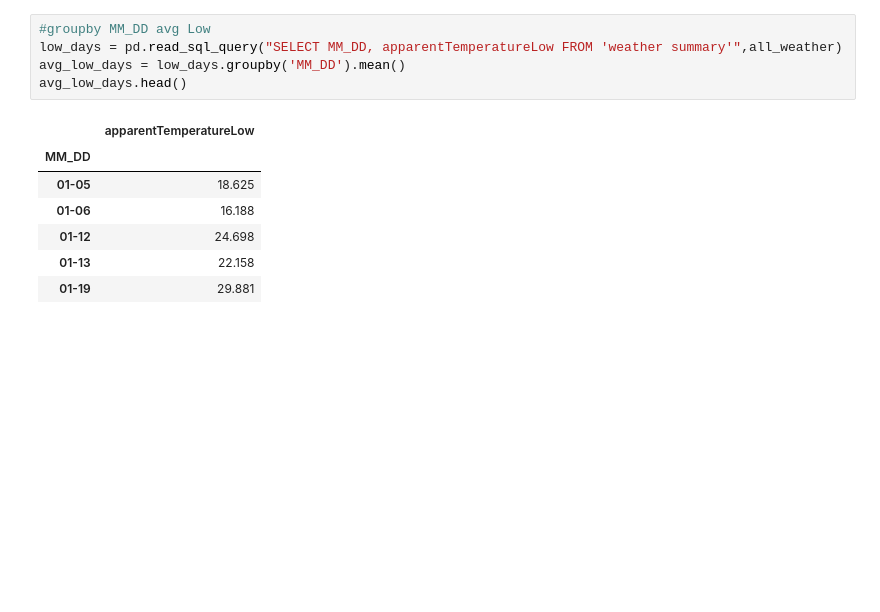
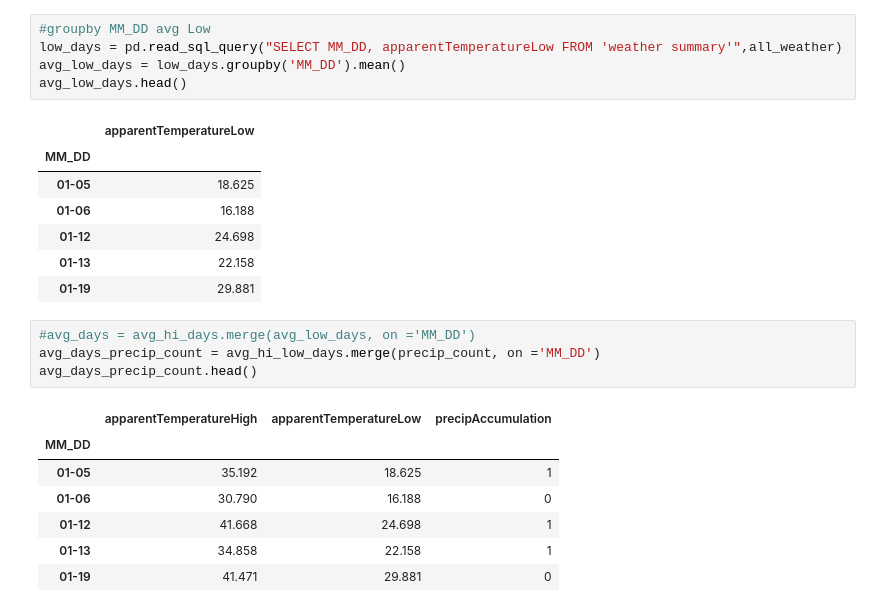
Before and after one commit to imidaho/Best-Party-Days, a Jupyter notebook: Best Party Days.ipynb, the cells around one changed output. Cells and saved outputs as stored; diff of their text form; blank space fills up the shorter version.

```diff
--- a/Best Party Days.ipynb
+++ b/Best Party Days.ipynb
@@ -157,3 +211,15 @@ avg_low_days.head()
 | 01-12 | 24.698 |
 | 01-13 | 22.158 |
 | 01-19 | 29.881 |
+# %%
+#avg_days = avg_hi_days.merge(avg_low_days, on ='MM_DD')
+avg_days_precip_count = avg_hi_low_days.merge(precip_count, on ='MM_DD')
+avg_days_precip_count.head()
+# %% [output]
+|  | apparentTemperatureHigh | apparentTemperatureLow | precipAccumulation |
+| MM_DD |  |  |  |
+| 01-05 | 35.192 | 18.625 | 1 |
+| 01-06 | 30.790 | 16.188 | 0 |
+| 01-12 | 41.668 | 24.698 | 1 |
+| 01-13 | 34.858 | 22.158 | 1 |
+| 01-19 | 41.471 | 29.881 | 0 |
```
Also changed, not shown: parts of 11 cells of this notebook.
